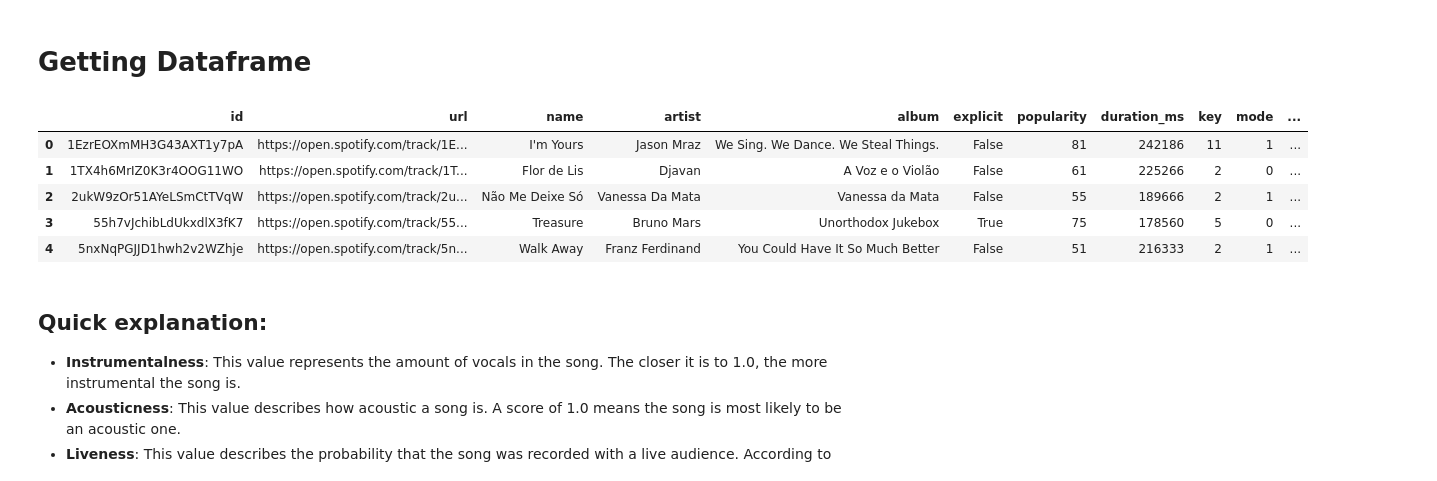
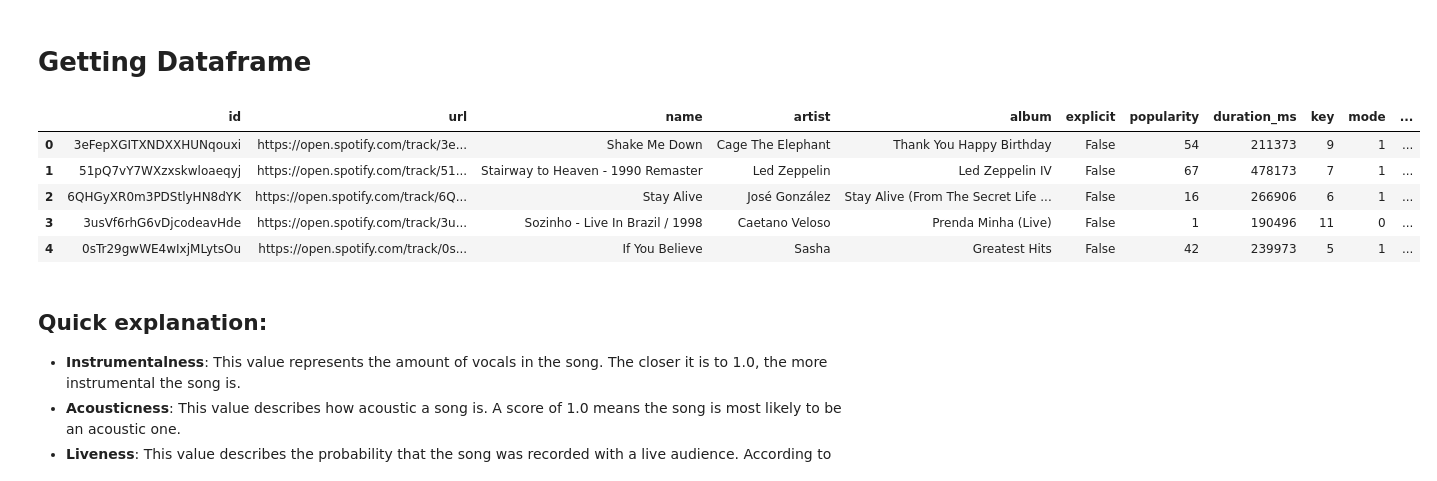
Before and after one commit to marcelodof/spotify-analysis, a Jupyter notebook: notebook/SpotifyExplorationNotebook.ipynb, the cells around one changed output. Drawn from its saved outputs; the diff is of its cells as text; code cells hidden in the pictures.

```diff
--- a/notebook/SpotifyExplorationNotebook.ipynb
+++ b/notebook/SpotifyExplorationNotebook.ipynb
@@ -40,15 +40,15 @@ pd.options.display.float_format = '{:.2f}'.format
 # %% [markdown]
 # Getting Dataframe
 # %%
-df_raw = pd.read_csv('../csv/dizem_que_o_amor_atrai.csv')
+df_raw = pd.read_csv('../csv/a_tristeza_é_senhora.csv')
 df_raw.head()
 # %% [output]
 |  | id | url | name | artist | album | explicit | popularity | duration_ms | key | mode | ... |
-| 0 | 1EzrEOXmMH3G43AXT1y7pA | https://open.spotify.com/track/1E... | I'm Yours | Jason Mraz | We Sing. We Dance. We Steal Things. | False | 81 | 242186 | 11 | 1 | ... |
-| 1 | 1TX4h6MrIZ0K3r4OOG11WO | https://open.spotify.com/track/1T... | Flor de Lis | Djavan | A Voz e o Violão | False | 61 | 225266 | 2 | 0 | ... |
-| 2 | 2ukW9zOr51AYeLSmCtTVqW | https://open.spotify.com/track/2u... | Não Me Deixe Só | Vanessa Da Mata | Vanessa da Mata | False | 55 | 189666 | 2 | 1 | ... |
-| 3 | 55h7vJchibLdUkxdlX3fK7 | https://open.spotify.com/track/55... | Treasure | Bruno Mars | Unorthodox Jukebox | True | 75 | 178560 | 5 | 0 | ... |
-| 4 | 5nxNqPGJJD1hwh2v2WZhje | https://open.spotify.com/track/5n... | Walk Away | Franz Ferdinand | You Could Have It So Much Better | False | 51 | 216333 | 2 | 1 | ... |
+| 0 | 3eFepXGITXNDXXHUNqouxi | https://open.spotify.com/track/3e... | Shake Me Down | Cage The Elephant | Thank You Happy Birthday | False | 54 | 211373 | 9 | 1 | ... |
+| 1 | 51pQ7vY7WXzxskwloaeqyj | https://open.spotify.com/track/51... | Stairway to Heaven - 1990 Remaster | Led Zeppelin | Led Zeppelin IV | False | 67 | 478173 | 7 | 1 | ... |
+| 2 | 6QHGyXR0m3PDStlyHN8dYK | https://open.spotify.com/track/6Q... | Stay Alive | José González | Stay Alive (From The Secret Life ... | False | 16 | 266906 | 6 | 1 | ... |
+| 3 | 3usVf6rhG6vDjcodeavHde | https://open.spotify.com/track/3u... | Sozinho - Live In Brazil / 1998 | Caetano Veloso | Prenda Minha (Live) | False | 1 | 190496 | 11 | 0 | ... |
+| 4 | 0sTr29gwWE4wIxjMLytsOu | https://open.spotify.com/track/0s... | If You Believe | Sasha | Greatest Hits | False | 42 | 239973 | 5 | 1 | ... |
 # %% [markdown]
 ## Quick explanation:
 
```
Also changed, not shown: parts of 5 cells of this notebook.
